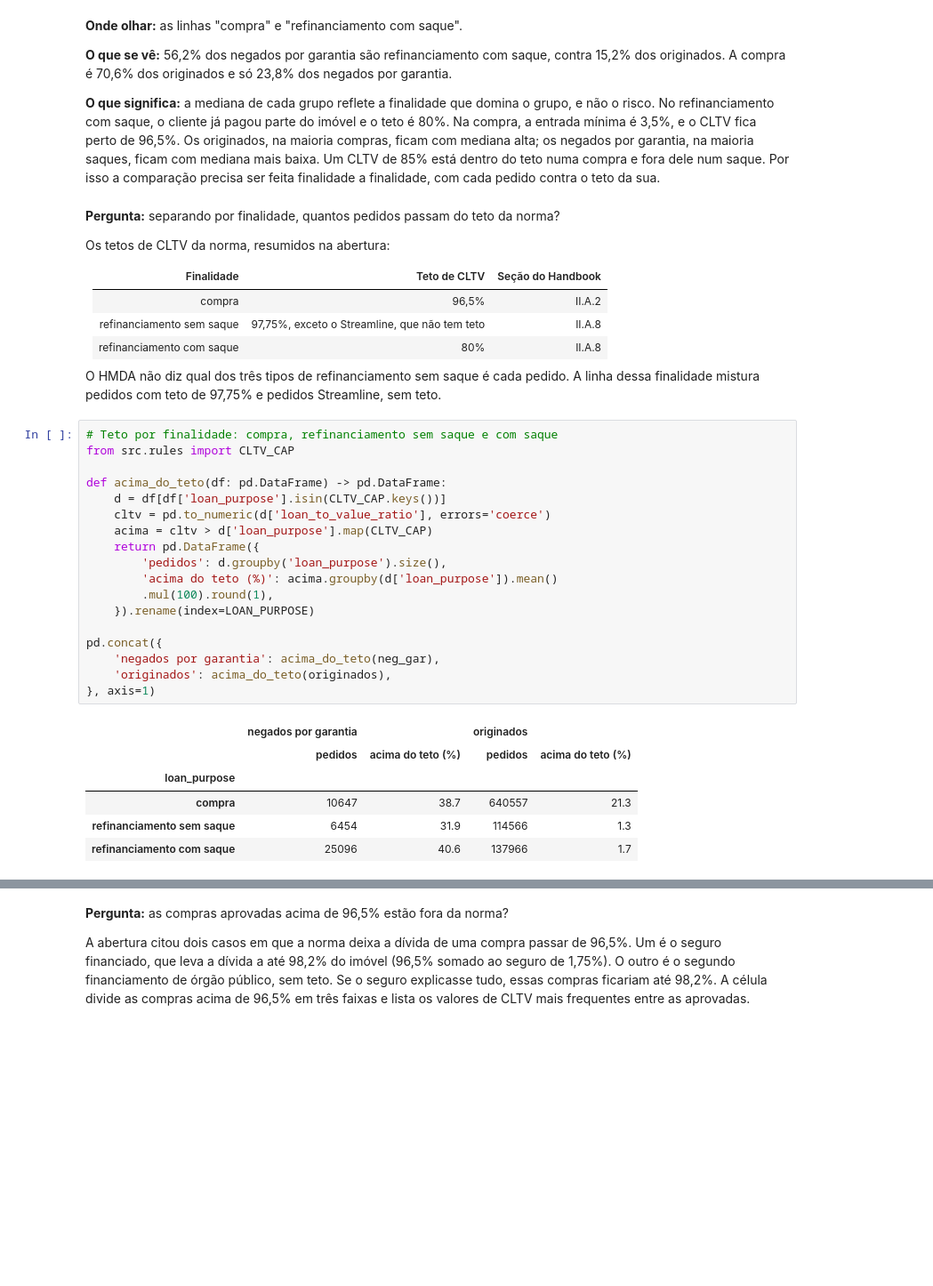
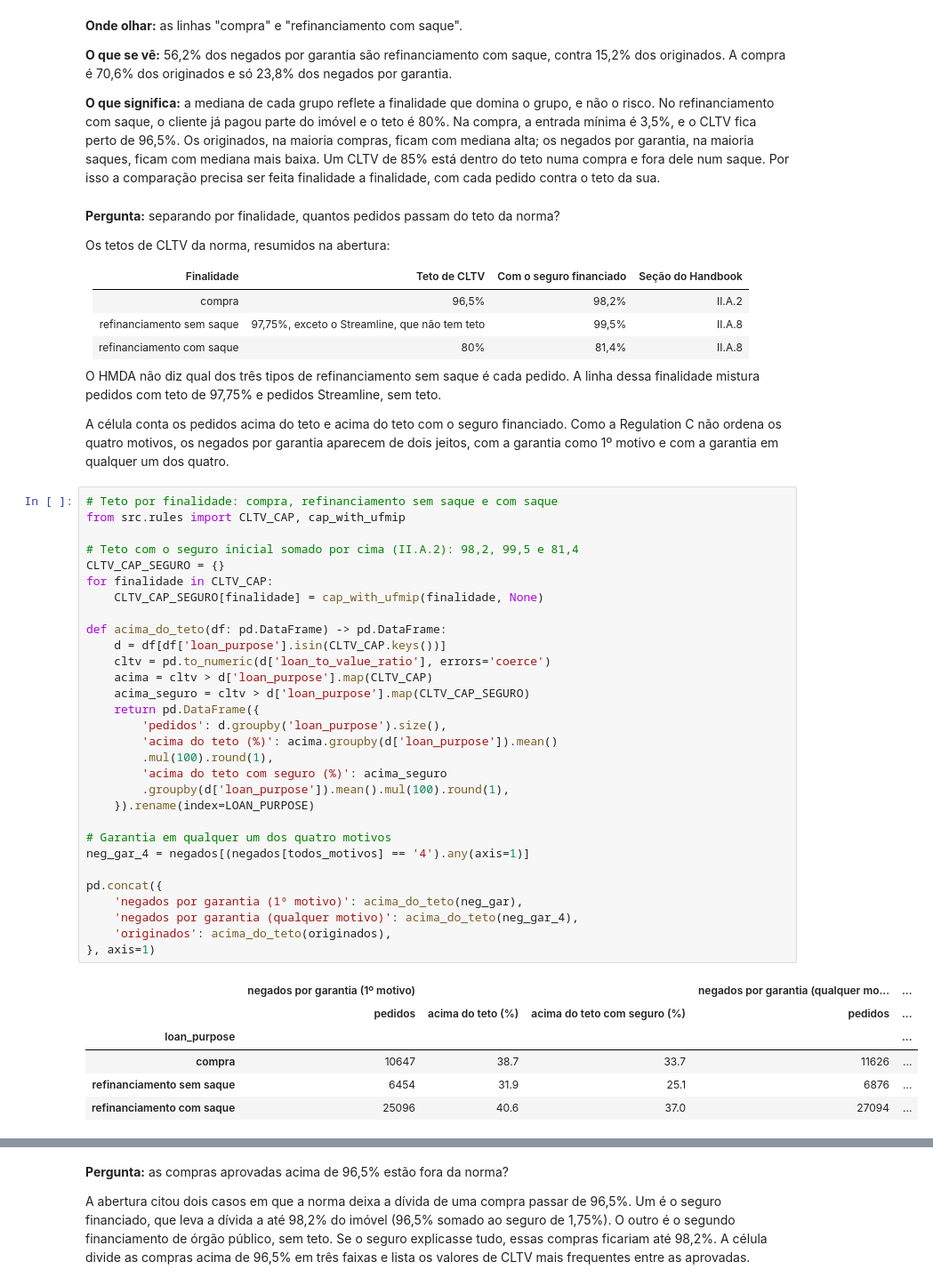
Before and after one commit to polloncarlos/multi-agent-credit-decision, a Jupyter notebook: notebooks/01_data_understanding.ipynb, the cells around one changed output, grey strips where cells are left out. Shown at 89% size. Saved outputs shown, nothing was run; the diff lists cells and outputs as text; blank space fills up the shorter version.

Commit message:
update data understanding with UFMIP caps

```diff
--- a/notebooks/01_data_understanding.ipynb
+++ b/notebooks/01_data_understanding.ipynb
@@ -637,36 +637,50 @@ pd.DataFrame({
 
 Os tetos de CLTV da norma, resumidos na abertura:
 
-| Finalidade | Teto de CLTV | Seção do Handbook |
-|---|---|---|
-| compra | 96,5% | II.A.2 |
-| refinanciamento sem saque | 97,75%, exceto o Streamline, que não tem teto | II.A.8 |
-| refinanciamento com saque | 80% | II.A.8 |
+| Finalidade | Teto de CLTV | Com o seguro financiado | Seção do Handbook |
+|---|---|---|---|
+| compra | 96,5% | 98,2% | II.A.2 |
+| refinanciamento sem saque | 97,75%, exceto o Streamline, que não tem teto | 99,5% | II.A.8 |
+| refinanciamento com saque | 80% | 81,4% | II.A.8 |
 
 O HMDA não diz qual dos três tipos de refinanciamento sem saque é cada pedido. A linha dessa finalidade mistura pedidos com teto de 97,75% e pedidos Streamline, sem teto.
+
+A célula conta os pedidos acima do teto e acima do teto com o seguro financiado. Como a Regulation C não ordena os quatro motivos, os negados por garantia aparecem de dois jeitos, com a garantia como 1º motivo e com a garantia em qualquer um dos quatro.
 # %%
 # Teto por finalidade: compra, refinanciamento sem saque e com saque
-from src.rules import CLTV_CAP
+from src.rules import CLTV_CAP, cap_with_ufmip
+
+# Teto com o seguro inicial somado por cima (II.A.2): 98,2, 99,5 e 81,4
+CLTV_CAP_SEGURO = {}
+for finalidade in CLTV_CAP:
+    CLTV_CAP_SEGURO[finalidade] = cap_with_ufmip(finalidade, None)
 
 def acima_do_teto(df: pd.DataFrame) -> pd.DataFrame:
     d = df[df['loan_purpose'].isin(CLTV_CAP.keys())]
     cltv = pd.to_numeric(d['loan_to_value_ratio'], errors='coerce')
     acima = cltv > d['loan_purpose'].map(CLTV_CAP)
+    acima_seguro = cltv > d['loan_purpose'].map(CLTV_CAP_SEGURO)
     return pd.DataFrame({
         'pedidos': d.groupby('loan_purpose').size(),
         'acima do teto (%)': acima.groupby(d['loan_purpose']).mean()
         .mul(100).round(1),
+        'acima do teto com seguro (%)': acima_seguro
+        .groupby(d['loan_purpose']).mean().mul(100).round(1),
     }).rename(index=LOAN_PURPOSE)
 
+# Garantia em qualquer um dos quatro motivos
+neg_gar_4 = negados[(negados[todos_motivos] == '4').any(axis=1)]
+
 pd.concat({
-    'negados por garantia': acima_do_teto(neg_gar),
+    'negados por garantia (1º motivo)': acima_do_teto(neg_gar),
+    'negados por garantia (qualquer motivo)': acima_do_teto(neg_gar_4),
     'originados': acima_do_teto(originados),
 }, axis=1)
 # %% [output]
-|  | negados por garantia |  | originados |  |
-|  | pedidos | acima do teto (%) | pedidos | acima do teto (%) |
-| loan_purpose |  |  |  |  |
-| compra | 10647 | 38.7 | 640557 | 21.3 |
-| refinanciamento sem saque | 6454 | 31.9 | 114566 | 1.3 |
-| refinanciamento com saque | 25096 | 40.6 | 137966 | 1.7 |
+|  | negados por garantia (1º motivo) |  |  | negados por garantia (qualquer mo... | ... |
+|  | pedidos | acima do teto (%) | acima do teto com seguro (%) | pedidos | ... |
+| loan_purpose |  |  |  |  | ... |
+| compra | 10647 | 38.7 | 33.7 | 11626 | ... |
+| refinanciamento sem saque | 6454 | 31.9 | 25.1 | 6876 | ... |
+| refinanciamento com saque | 25096 | 40.6 | 37.0 | 27094 | ... |
 # %% [markdown]
```
Also changed, not shown: parts of 28 cells of this notebook.
